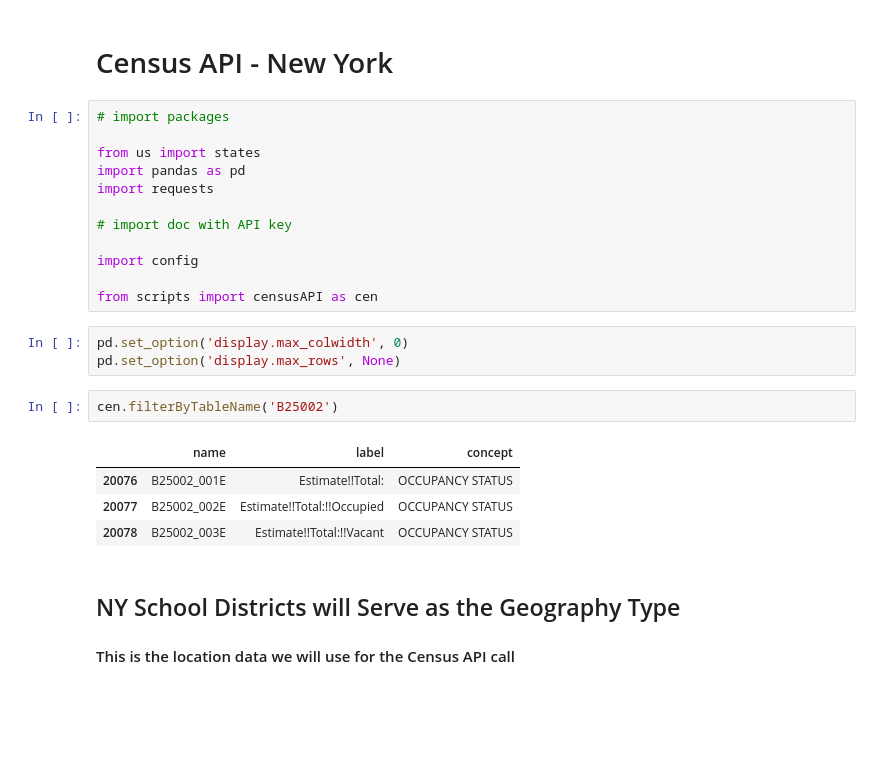
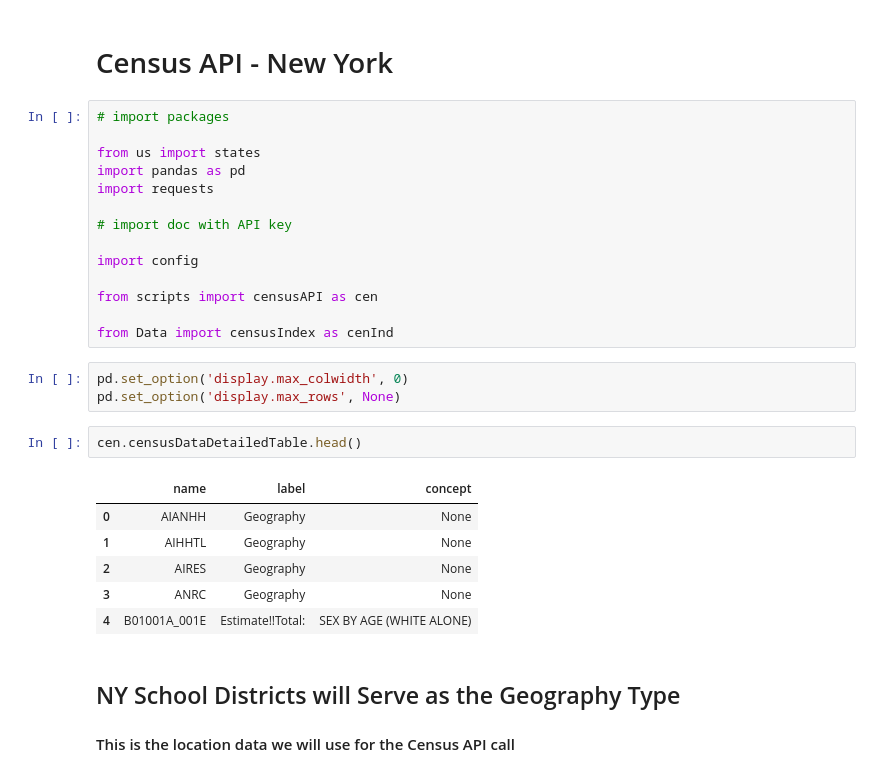
Before and after one commit to pylinet/USCensus, a Jupyter notebook: USCensusNYData-Test.ipynb, the cells around one changed output. Saved outputs shown, nothing was run; the diff lists cells and outputs as text; blank space fills up the shorter version.

```diff
--- a/USCensusNYData-Test.ipynb
+++ b/USCensusNYData-Test.ipynb
@@ -12,16 +12,20 @@ import requests
 import config
 
 from scripts import censusAPI as cen
+
+from Data import censusIndex as cenInd
 # %%
 pd.set_option('display.max_colwidth', 0)
 pd.set_option('display.max_rows', None)
-# %%
-cen.filterByTableName('B25002')
-# %% [output]
-|  | name | label | concept |
-| 20076 | B25002_001E | Estimate!!Total: | OCCUPANCY STATUS |
-| 20077 | B25002_002E | Estimate!!Total:!!Occupied | OCCUPANCY STATUS |
-| 20078 | B25002_003E | Estimate!!Total:!!Vacant | OCCUPANCY STATUS |
+# %%
+cen.censusDataDetailedTable.head()
+# %% [output]
+|  | name | label | concept |
+| 0 | AIANHH | Geography | None |
+| 1 | AIHHTL | Geography | None |
+| 2 | AIRES | Geography | None |
+| 3 | ANRC | Geography | None |
+| 4 | B01001A_001E | Estimate!!Total: | SEX BY AGE (WHITE ALONE) |
 # %% [markdown]
 ## NY School Districts will Serve as the Geography Type
 
```
Also changed, not shown: parts of 16 cells of this notebook, 3 other files.
